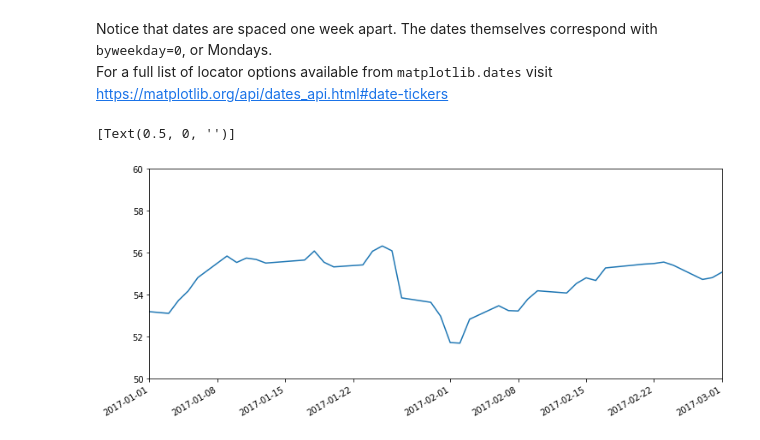
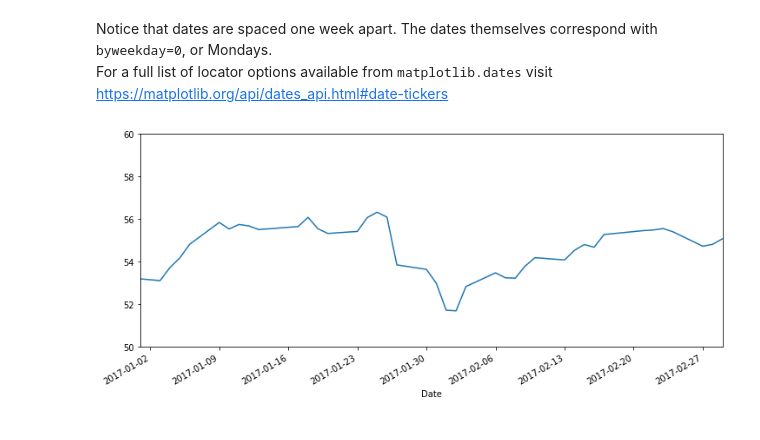
Before and after one commit to StevTobs/TimeSeries_Python, a Jupyter notebook: Time_Series_with_Pandas.ipynb, the cells around one changed output. Drawn from its saved outputs; the diff is of its cells as text; code cells hidden in the pictures.

```diff
--- a/Time_Series_with_Pandas.ipynb
+++ b/Time_Series_with_Pandas.ipynb
@@ -666,7 +666,6 @@ For a full list of locator options available from <tt>matplotlib.dates</tt> visi
 # %%
 #Seting the new space of the x-axis (see more locating technique on the link upper!)
 ax = df['Close'].plot(xlim=['2017-01-01','2017-03-01'],ylim=[50,60],figsize=(12,5))
-ax.set(xlabel = '')
+ax.xaxis.set_major_locator(dates.WeekdayLocator(byweekday=0))#xtick on x-axis is arranged nicer
 # %% [output]
-[Text(0.5, 0, '')]
-[figure, old version]
+[figure, new version]
```
Also changed, not shown: parts of 20 cells of this notebook.
